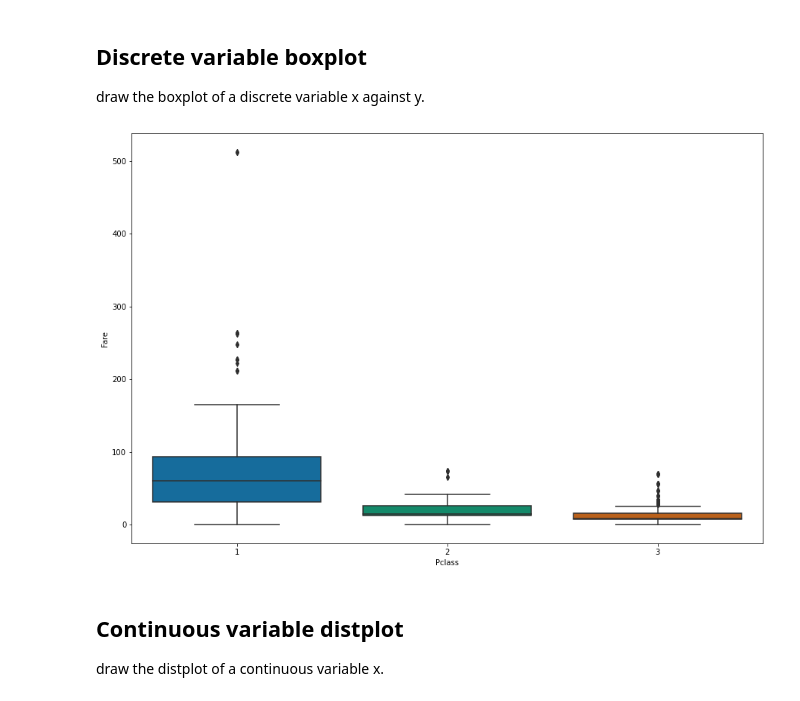
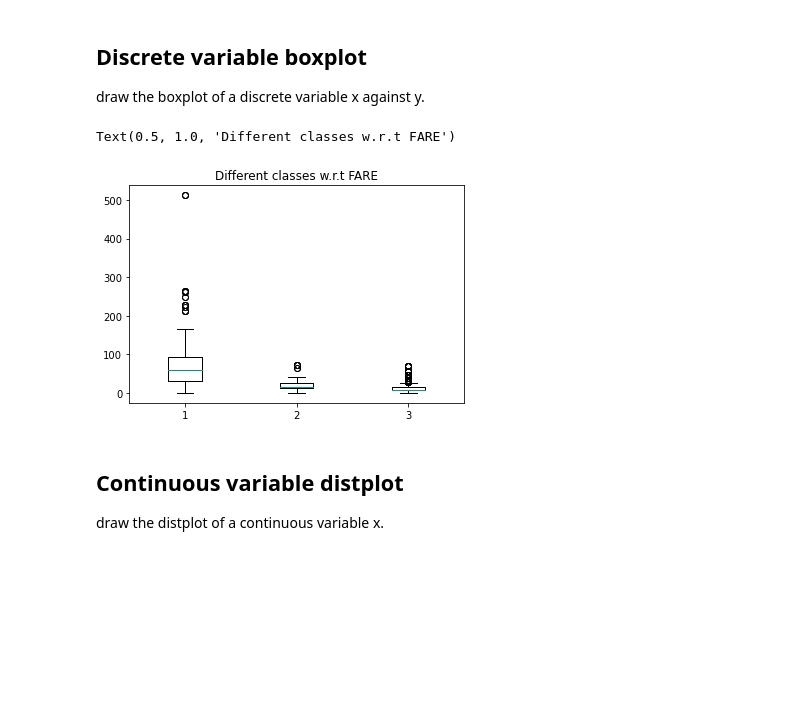
Before and after one commit to mohitnagarkotibca/Data-Visualization-projects, a Jupyter notebook: Feature Engineering with multiple datasets/1___Demo_Data_Explore.ipynb, the cells around one changed output. Saved outputs shown, nothing was run; the diff lists cells and outputs as text; code cells hidden in the pictures; blank space fills up the shorter version.

```diff
--- a/Feature Engineering with multiple datasets/1___Demo_Data_Explore.ipynb
+++ b/Feature Engineering with multiple datasets/1___Demo_Data_Explore.ipynb
@@ -70,10 +72,19 @@ explore.discrete_var_countplot(x='Pclass',data=data)
 # %% [markdown]
 ## Discrete variable boxplot
 draw the boxplot of a discrete variable x against y.
-# %%
-explore.discrete_var_boxplot(x='Pclass',y='Fare',data=data)
-# %% [output]
-[figure, removed]
+# %%
+p_dg= data.groupby('Pclass')
+y_bar= []
+x_bar= list(p_dg.groups.keys())
+
+for group in x_bar:
+    y_bar.append(p_dg.get_group(group)['Fare'])
+
+plt.boxplot(x= y_bar)
+plt.title('Different classes w.r.t FARE')
+# %% [output]
+Text(0.5, 1.0, 'Different classes w.r.t FARE')
+[figure, added]
 # %% [markdown]
 ## Continuous variable distplot
 draw the distplot of a continuous variable x.
```
Also changed, not shown: parts of 18 cells of this notebook, 1 other file.
